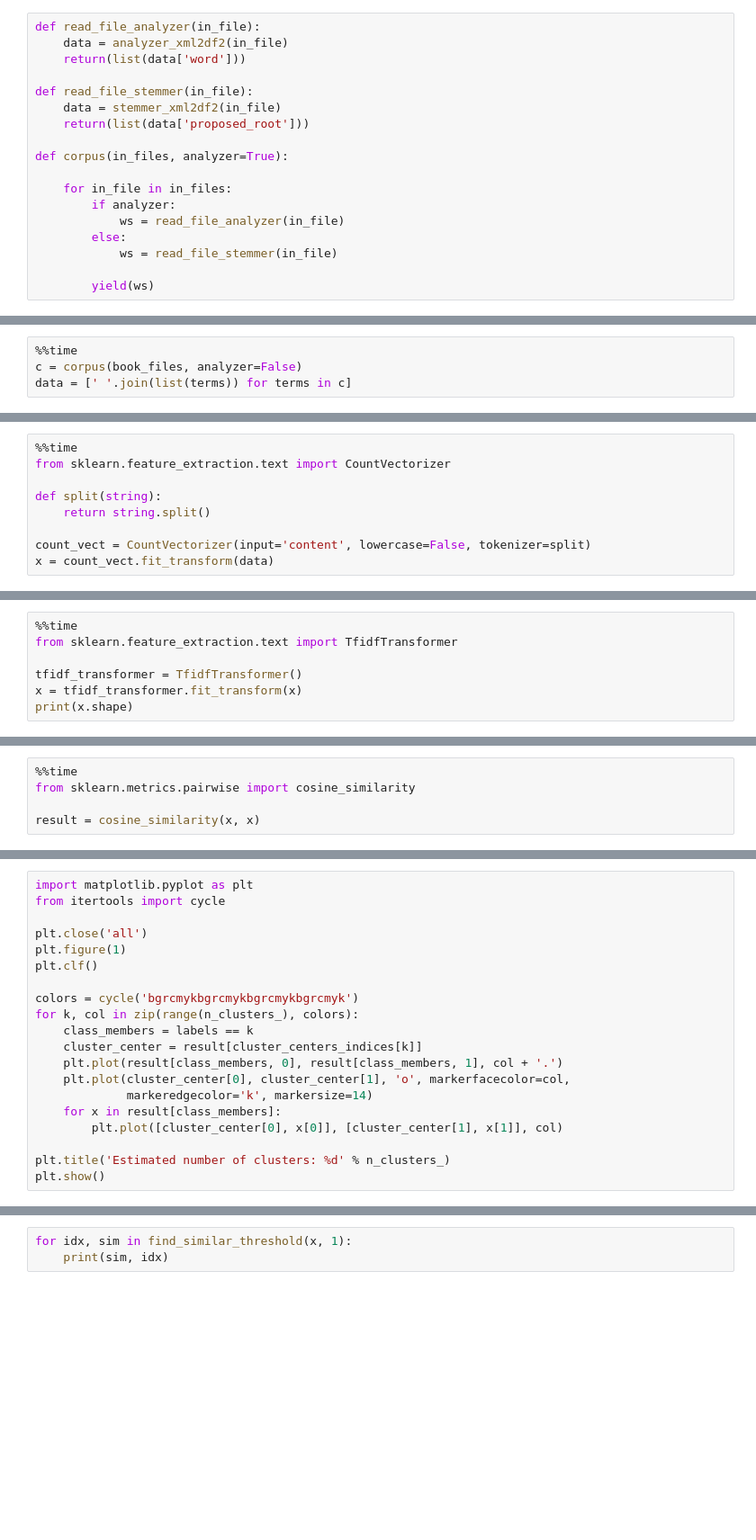
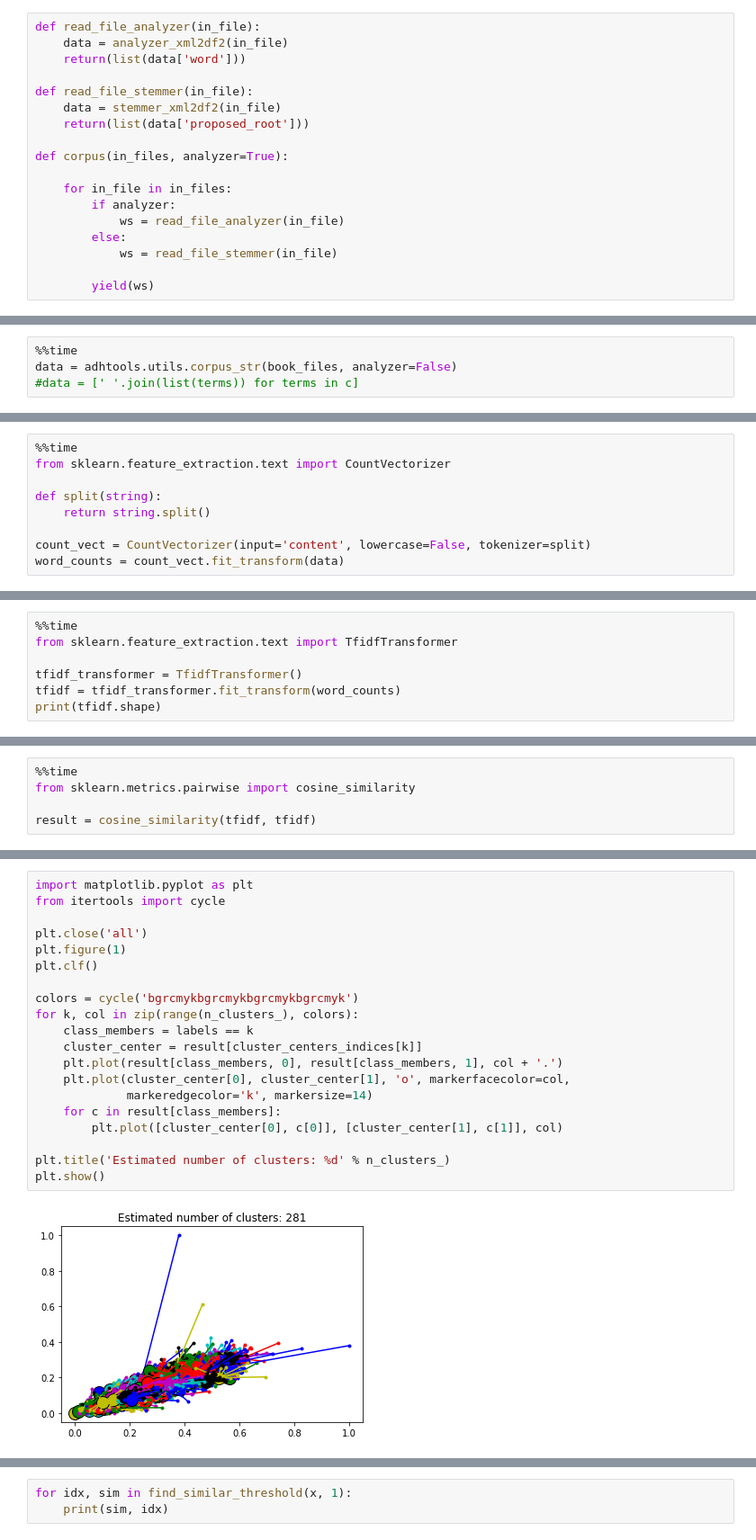
Before and after one commit to arabic-digital-humanities/adhtools, a Jupyter notebook: notebooks/fiqh-chapter-similarity.ipynb, the cells around one changed output, grey strips where cells are left out. Shown: that part at 90% size. Saved outputs shown, nothing was run; the diff lists cells and outputs as text; blank space fills up the shorter version.

```diff
--- a/notebooks/fiqh-chapter-similarity.ipynb
+++ b/notebooks/fiqh-chapter-similarity.ipynb
@@ -89,4 +94,4 @@ print(book_files[0])
 # %%
 %%time
-c = corpus(book_files, analyzer=False)
-data = [' '.join(list(terms)) for terms in c]
+data = adhtools.utils.corpus_str(book_files, analyzer=False)
+#data = [' '.join(list(terms)) for terms in c]
@@ -100,4 +106,4 @@ def split(string):
     return string.split()
 
 count_vect = CountVectorizer(input='content', lowercase=False, tokenizer=split)
-x = count_vect.fit_transform(data)
+word_counts = count_vect.fit_transform(data)
@@ -110,5 +123,5 @@ count_vect.vocabulary_.get(u'غرب')
 from sklearn.feature_extraction.text import TfidfTransformer
 
 tfidf_transformer = TfidfTransformer()
-x = tfidf_transformer.fit_transform(x)
-print(x.shape)
+tfidf = tfidf_transformer.fit_transform(word_counts)
+print(tfidf.shape)
@@ -116,4 +133,4 @@ print(x.shape)
 %%time
 from sklearn.metrics.pairwise import cosine_similarity
 
-result = cosine_similarity(x, x)
+result = cosine_similarity(tfidf, tfidf)
@@ -147,23 +179,25 @@ print('Estimated number of clusters: %d' % n_clusters_)
 # %%
 import matplotlib.pyplot as plt
 from itertools import cycle
 
 plt.close('all')
 plt.figure(1)
 plt.clf()
 
 colors = cycle('bgrcmykbgrcmykbgrcmykbgrcmyk')
 for k, col in zip(range(n_clusters_), colors):
     class_members = labels == k
     cluster_center = result[cluster_centers_indices[k]]
     plt.plot(result[class_members, 0], result[class_members, 1], col + '.')
     plt.plot(cluster_center[0], cluster_center[1], 'o', markerfacecolor=col,
              markeredgecolor='k', markersize=14)
-    for x in result[class_members]:
-        plt.plot([cluster_center[0], x[0]], [cluster_center[1], x[1]], col)
+    for c in result[class_members]:
+        plt.plot([cluster_center[0], c[0]], [cluster_center[1], c[1]], col)
 
 plt.title('Estimated number of clusters: %d' % n_clusters_)
 plt.show()
+# %% [output]
+[figure, added]
 # %%
 import os
 
```
Also changed, not shown: parts of 26 cells of this notebook, 1 other file.
